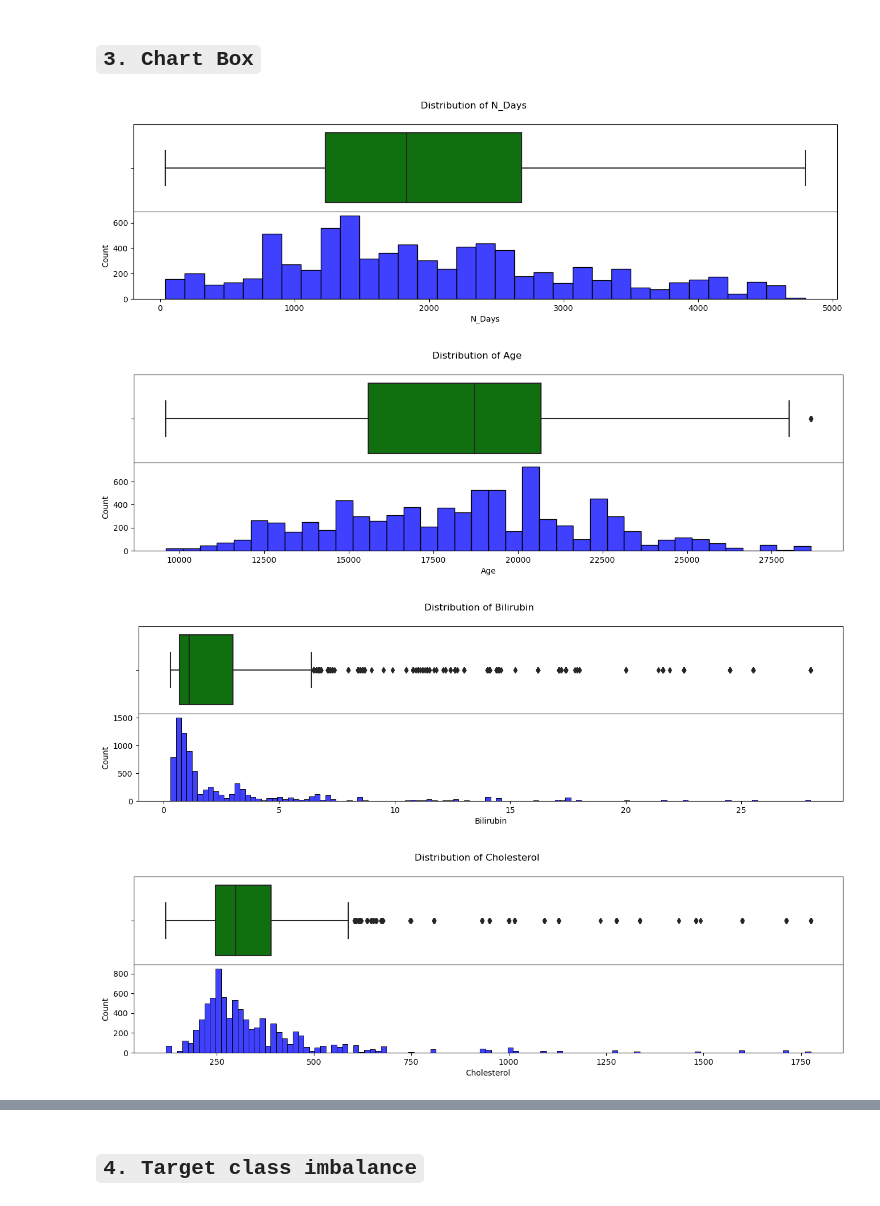
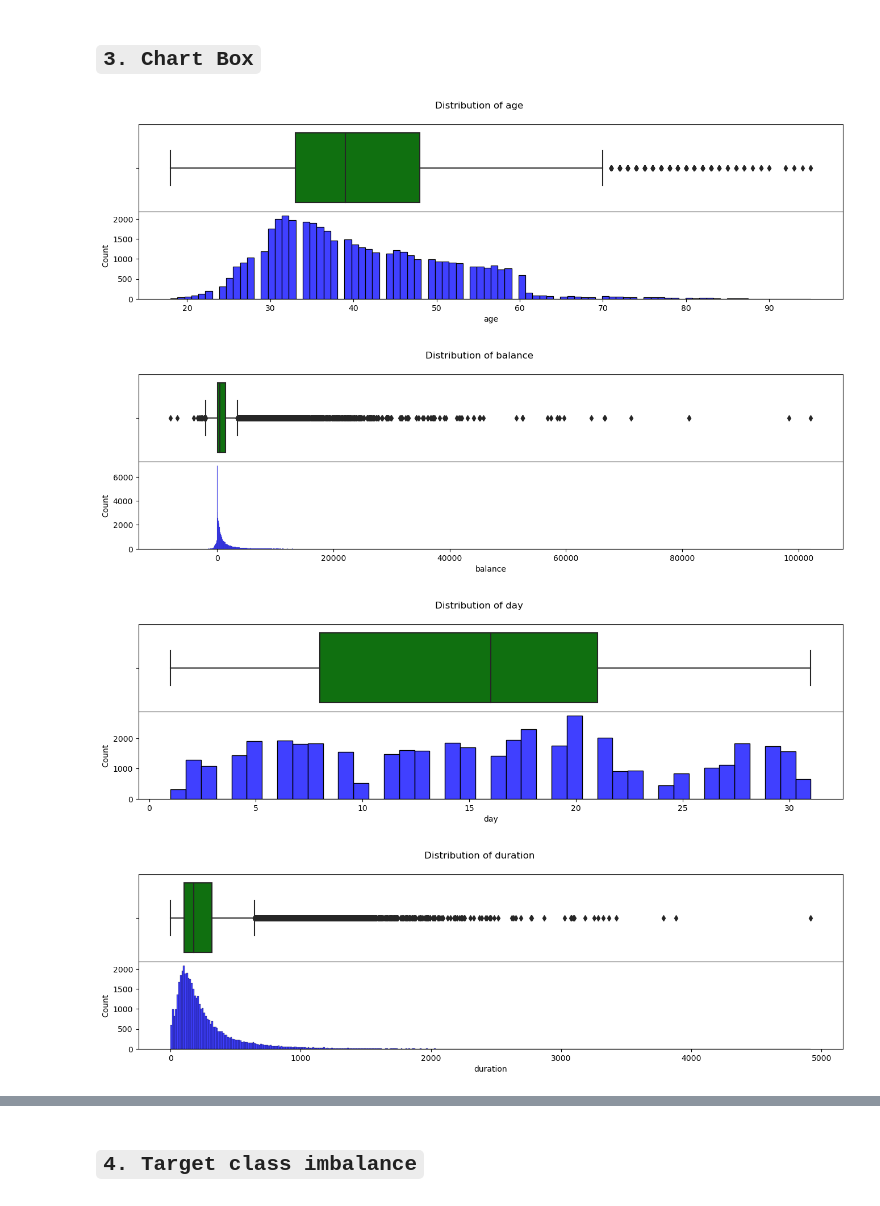
Before and after one commit to accesable/ML_Final, a Jupyter notebook: code/main.ipynb, the cells around one changed output, grey strips where cells are left out. Drawn from its saved outputs; the diff is of its cells as text; code cells hidden in the pictures.

```diff
--- a/code/main.ipynb
+++ b/code/main.ipynb
@@ -46,0 +37,3 @@ dataframe.head()
+# %%
+train_df = pd.read_csv("../data/train.csv")
+test_df = pd.read_csv("../data/test.csv")
@@ -100,21 +125,21 @@ Text(0.5, 1.0, 'Data correlations')
 # %% [markdown]
 ## `3. Chart Box`
 # %%
-numerical = dataframe.select_dtypes(exclude='object')
+numerical = train_df.select_dtypes(exclude='object')
 n = len(numerical)
 
 for col in numerical:
     fig, (ax1, ax2) = plt.subplots(nrows=2, figsize=(16, 4))
     plt.suptitle(f"Distribution of {col}")
-    sns.boxplot(data=dataframe, x=col, ax=ax1, color="Green")
+    sns.boxplot(data=train_df, x=col, ax=ax1, color="Green")
     ax1.set_xlabel(None)
     ax1.get_xaxis().set_ticks([])
-    sns.histplot(data=dataframe, x=col, ax=ax2, color="Blue")
+    sns.histplot(data=train_df, x=col, ax=ax2, color="Blue")
     plt.subplots_adjust(hspace=0)
     print("\n")
     plt.show()
 # %% [output]
-[figure, old version]
+[figure, new version]
-[figure, old version]
+[figure, new version]
-[figure, old version]
+[figure, new version]
-[figure, old version]
+[figure, new version]
```
Also changed, not shown: parts of 51 cells of this notebook, 3 other files.
